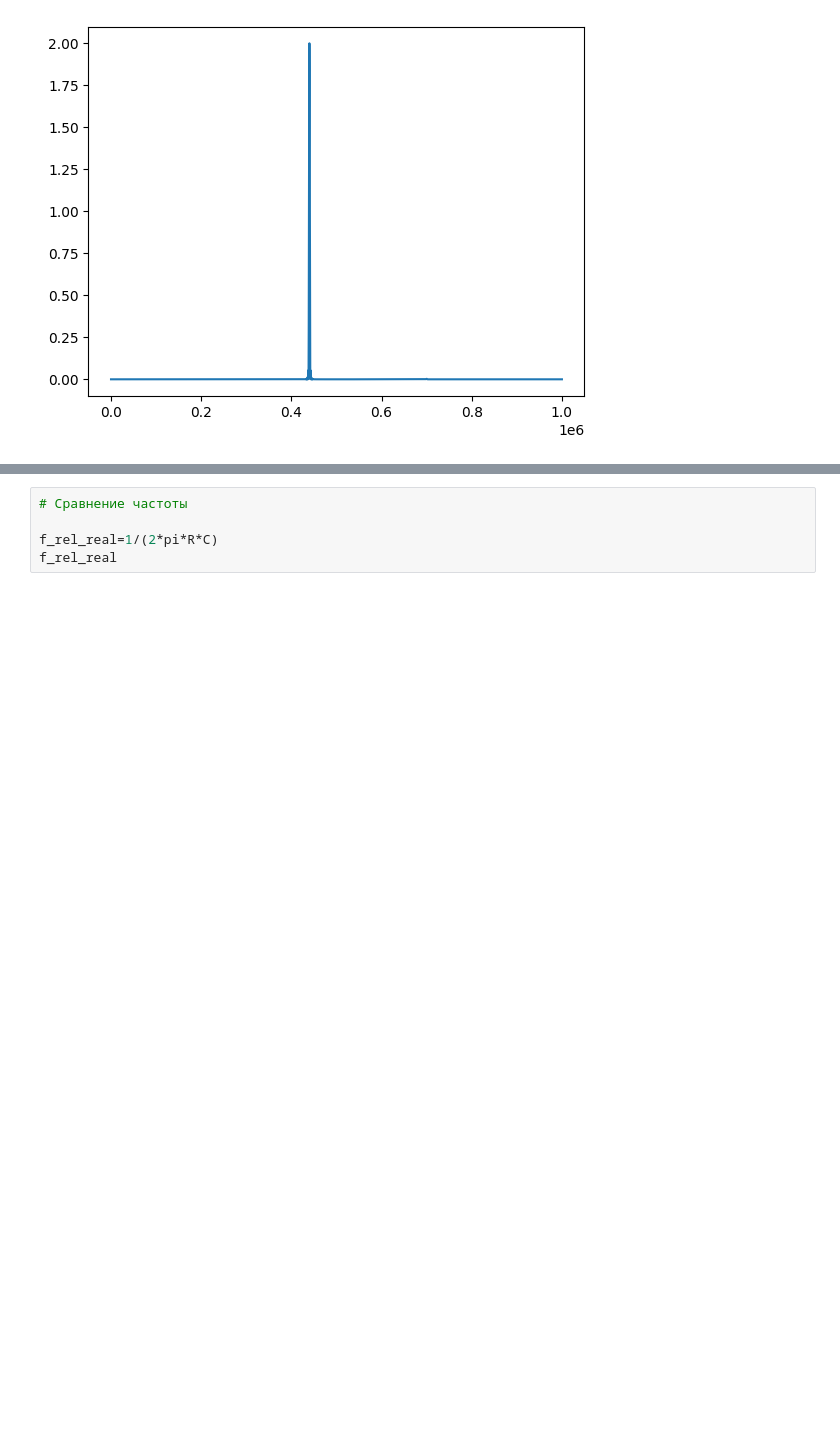
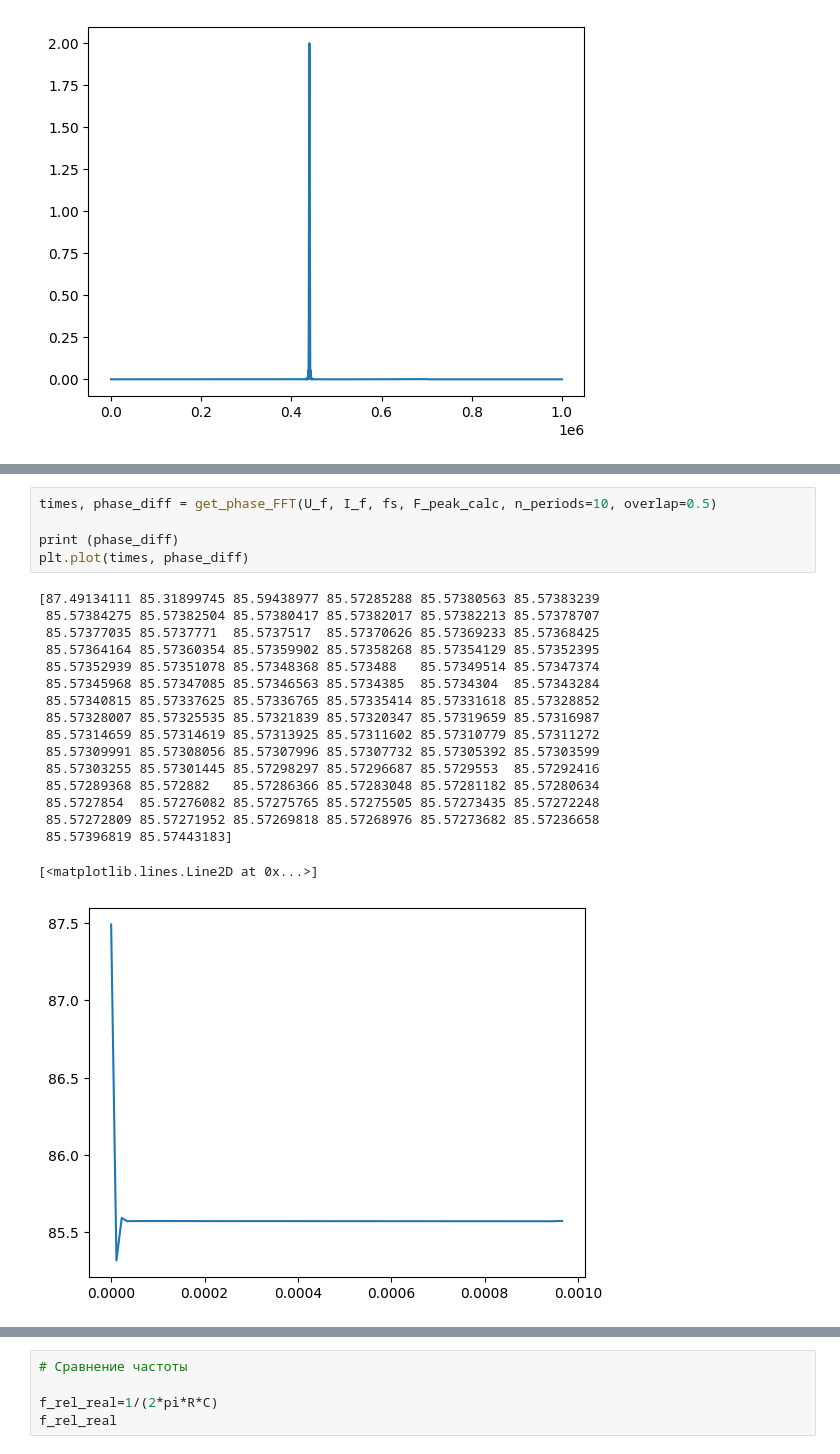
Before and after one commit to Gr-a-f/Relaxation_frequency_phase_algorithm, a Jupyter notebook: sin_sum_phantom.ipynb, the cells around one changed output, grey strips where cells are left out. Saved outputs shown, nothing was run; the diff lists cells and outputs as text; blank space fills up the shorter version.

```diff
--- a/sin_sum_phantom.ipynb
+++ b/sin_sum_phantom.ipynb
@@ -83,0 +93,23 @@ np.float64(85.58072774917983)
+# %%
+times, phase_diff = get_phase_FFT(U_f, I_f, fs, F_peak_calc, n_periods=10, overlap=0.5)
+
+print (phase_diff)
+plt.plot(times, phase_diff)
+# %% [output]
+[87.49134111 85.31899745 85.59438977 85.57285288 85.57380563 85.57383239
+ 85.57384275 85.57382504 85.57380417 85.57382017 85.57382213 85.57378707
+ 85.57377035 85.5737771  85.5737517  85.57370626 85.57369233 85.57368425
+ 85.57364164 85.57360354 85.57359902 85.57358268 85.57354129 85.57352395
+ 85.57352939 85.57351078 85.57348368 85.573488   85.57349514 85.57347374
+ 85.57345968 85.57347085 85.57346563 85.5734385  85.5734304  85.57343284
+ 85.57340815 85.57337625 85.57336765 85.57335414 85.57331618 85.57328852
+ 85.57328007 85.57325535 85.57321839 85.57320347 85.57319659 85.57316987
+ 85.57314659 85.57314619 85.57313925 85.57311602 85.57310779 85.57311272
+ 85.57309991 85.57308056 85.57307996 85.57307732 85.57305392 85.57303599
+ 85.57303255 85.57301445 85.57298297 85.57296687 85.5729553  85.57292416
+ 85.57289368 85.572882   85.57286366 85.57283048 85.57281182 85.57280634
+ 85.5727854  85.57276082 85.57275765 85.57275505 85.57273435 85.57272248
+ 85.57272809 85.57271952 85.57269818 85.57268976 85.57273682 85.57236658
+ 85.57396819 85.57443183]
+[<matplotlib.lines.Line2D at 0x...>]
+[figure, new version]
```
Also changed, not shown: parts of 7 cells of this notebook, 2 other files.
